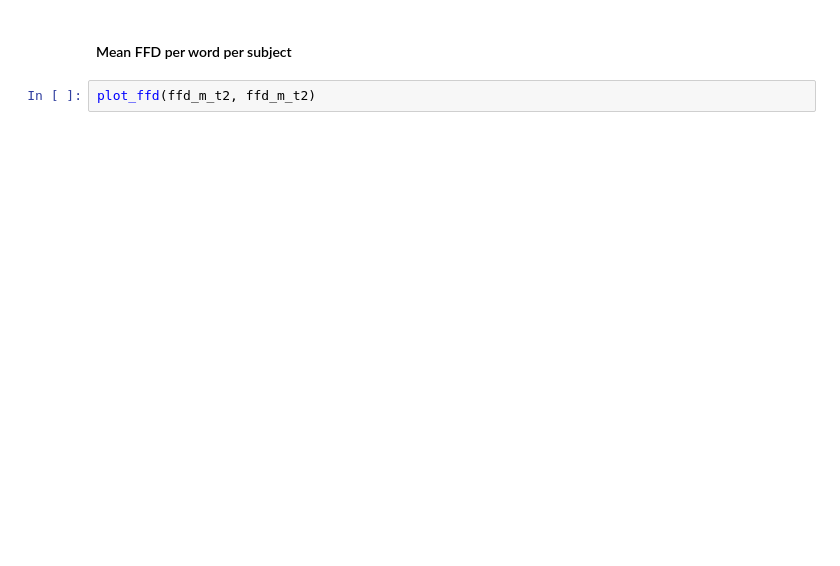
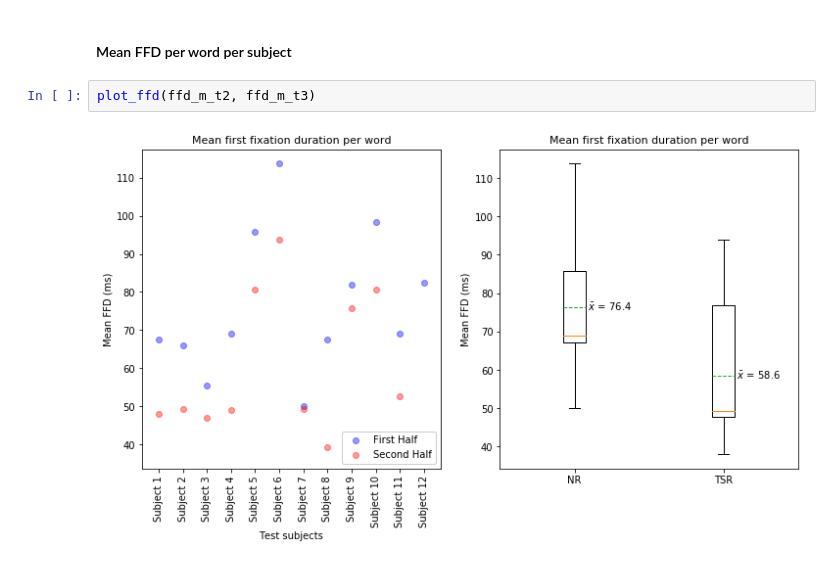
Before and after one commit to PosoSAgapo/NER-with-EEG-and-ET, a Jupyter notebook: data_exploration.ipynb, the cells around one changed output. Saved outputs shown, nothing was run; the diff lists cells and outputs as text; blank space fills up the shorter version.

```diff
--- a/data_exploration.ipynb
+++ b/data_exploration.ipynb
@@ -152,4 +211,6 @@ plot_trt(trt_m_t2, trt_m_t2)
 # %% [markdown]
 #### Mean FFD per word per subject
 # %%
-plot_ffd(ffd_m_t2, ffd_m_t2)
+plot_ffd(ffd_m_t2, ffd_m_t3)
+# %% [output]
+[figure, added]
```
Also changed, not shown: parts of 15 cells of this notebook.
